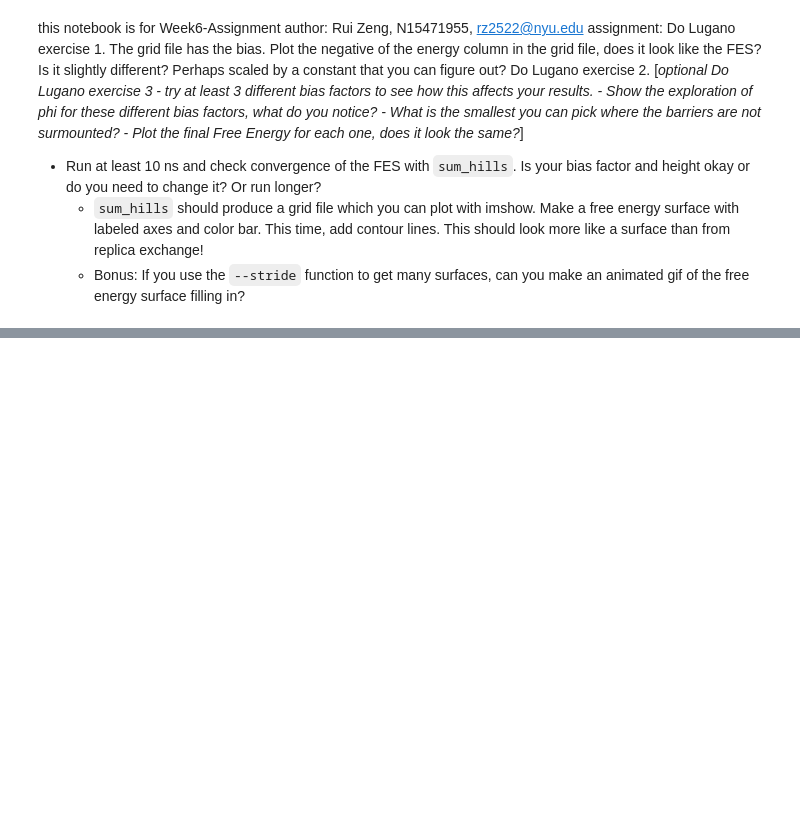
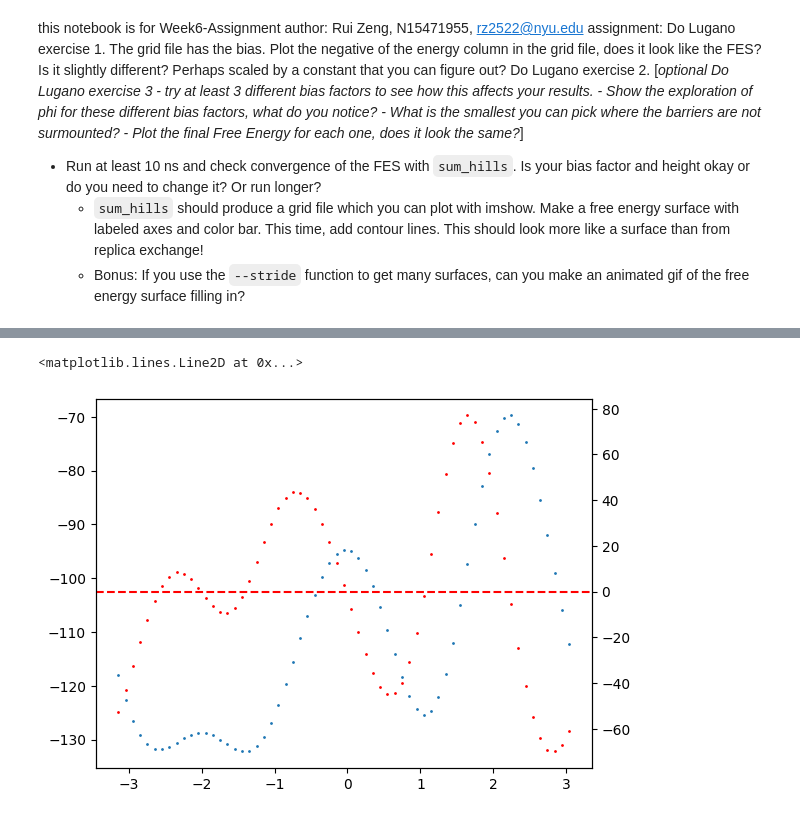
Before and after one commit to cerbveen/comp-lab-class, a Jupyter notebook: Week6/Analysis/Lugano_Analysis.ipynb, the cells around one changed output, grey strips where cells are left out. Saved outputs shown, nothing was run; the diff lists cells and outputs as text; code cells hidden in the pictures; blank space fills up the shorter version.

```diff
--- a/Week6/Analysis/Lugano_Analysis.ipynb
+++ b/Week6/Analysis/Lugano_Analysis.ipynb
@@ -17,0 +86,17 @@ import matplotlib.pyplot as plt
+# %%
+# load
+phi=grid[:,0]
+bias=grid[:,1]
+derivative=grid[:,2]
+gamma=10
+k=gamma/(1-gamma)
+# plot phi over bias
+plt.scatter(phi,bias*k, s=1)
+# plot phi over derivative with right y axis
+plt.twinx()
+plt.scatter(phi,derivative*k, s=1, c='red')
+# add y=0 line
+plt.axhline(y=0, color='red', linestyle='--')
+# %% [output]
+<matplotlib.lines.Line2D at 0x...>
+[figure, added]
```
Also changed, not shown: parts of 5 cells of this notebook, 17 other files.
